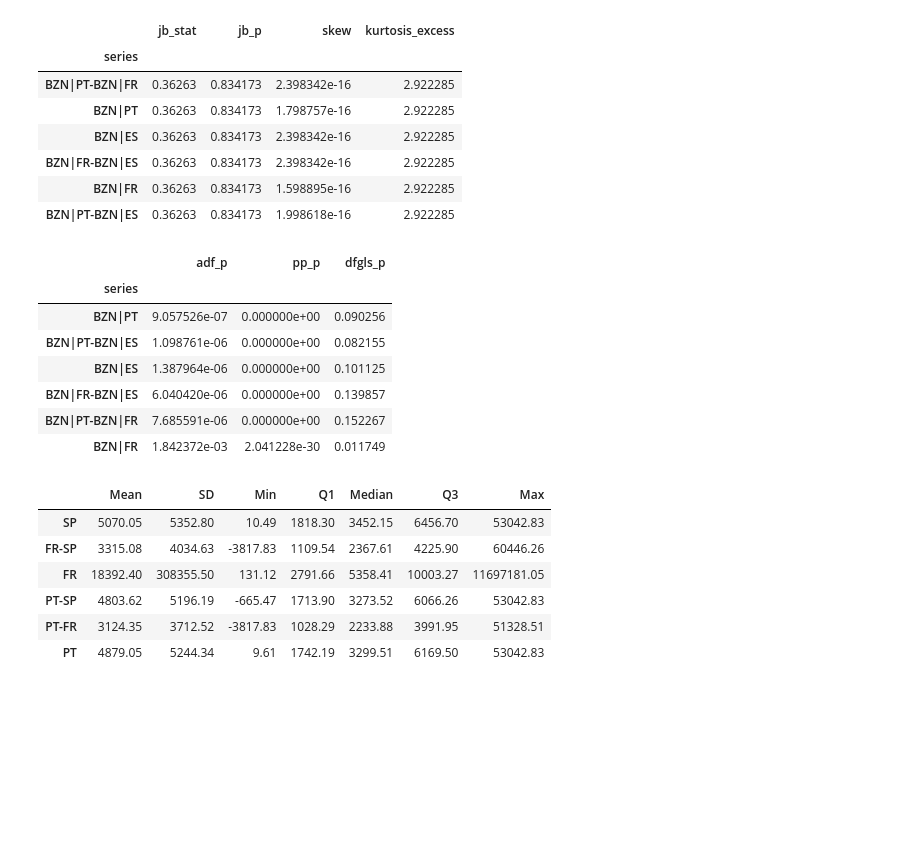
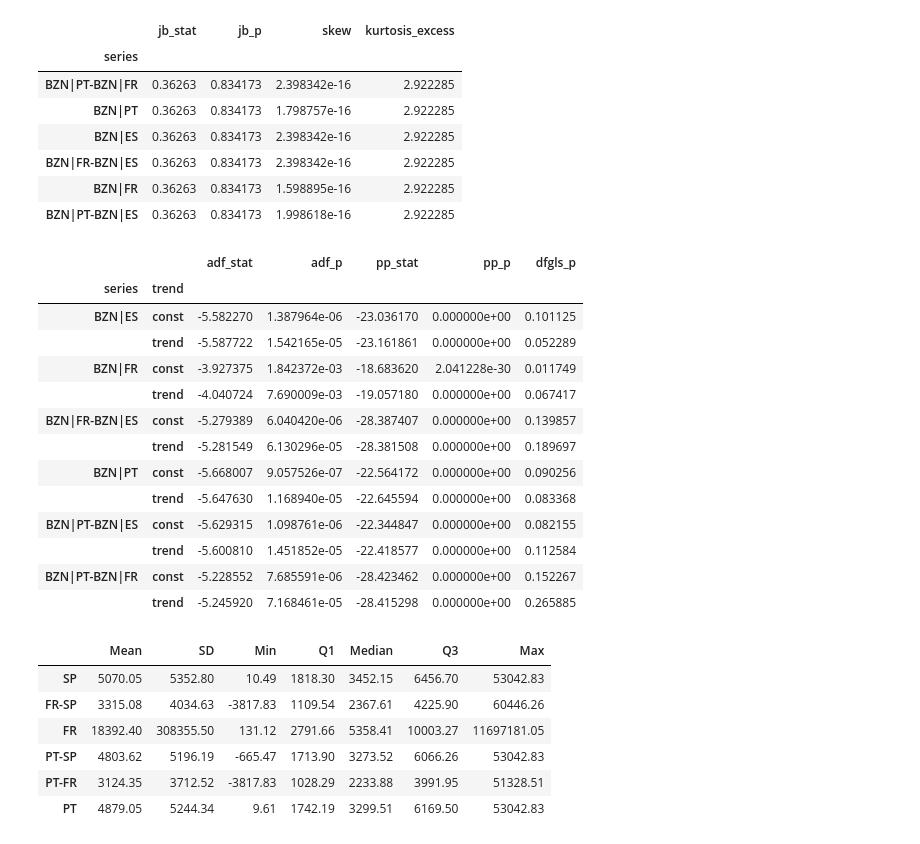
Before and after one commit to franrolotti/volatility-spillovers-methodology, a Jupyter notebook: 02_compute_realized_volatilities.ipynb, the cells around one changed output. Cells and saved outputs as stored; diff of their text form; code cells hidden in the pictures; blank space fills up the shorter version.

Commit message:
Final changes in tests

```diff
--- a/02_compute_realized_volatilities.ipynb
+++ b/02_compute_realized_volatilities.ipynb
@@ -543,54 +543,75 @@ display(jb_post)
 | BZN|FR | 0.36263 | 0.834173 | 1.598895e-16 | 2.922285 |
 | BZN|PT-BZN|ES | 0.36263 | 0.834173 | 1.998618e-16 | 2.922285 |
 # %%
-# === Unit-root checks AFTER PIT: ADF, PP, DF-GLS =========================
 import pandas as pd
 from statsmodels.tsa.stattools import adfuller
 
-# Phillips-Perron helper (statsmodels ≥0.13 preferred; fallback to arch)
+# Phillips–Perron helper
 try:
     from statsmodels.tsa.stattools import phillips_perron
-    def pp_pvalue(x, lags=None, trend='c'):
-        return phillips_perron(x, lags=lags, trend=trend)[1]
-except ImportError:                    # fall back on arch's implementation
+    def pp_test(x, lags=None, trend='c'):
+        stat, pval, *_ = phillips_perron(x, lags=lags, trend=trend)
+        return stat, pval
+except ImportError:
     from arch.unitroot import PhillipsPerron
-    def pp_pvalue(x, lags=None, trend='c'):
-        return PhillipsPerron(x, lags=lags, trend=trend).pvalue
+    def pp_test(x, lags=None, trend='c'):
+        result = PhillipsPerron(x, lags=lags, trend=trend)
+        return result.stat, result.pvalue
 
-# DF-GLS (Elliott-Rothenberg-Stock)—handy in multivariate / small-sample work
 from arch.unitroot import DFGLS
 
-def unit_root_tests(df, maxlag=12, pp_lags=None, trend='c'):
+def unit_root_tests(df, maxlag=12, pp_lags=None, trends=('c', 'ct')):
     """
-    Returns a DataFrame with p-values for ADF, Phillips-Perron and DF-GLS.
-    trend ∈ {'c','ct','nc'}: constant / constant+trend / no constant.
+    Returns a MultiIndex DataFrame with test statistics and p-values for ADF, PP, and DF-GLS,
+    for each trend specification in `trends` ('c' = constant, 'ct' = constant+trend).
     """
-    results = []
-    for col in df.columns:
-        series = df[col].dropna()
+    records = []
+    for trend in trends:
+        for col in df.columns:
+            series = df[col].dropna()
 
-        adf_p   = adfuller(series, maxlag=maxlag, autolag='BIC', regression=trend)[1]
-        pp_p    = pp_pvalue(series, lags=pp_lags, trend=trend)
-        dfgls_p = DFGLS(series, trend=trend).pvalue
+            # ADF
+            adf_stat, adf_p = adfuller(series, maxlag=maxlag, autolag='BIC', regression=trend)[:2]
 
-        results.append(dict(series=col, adf_p=adf_p, pp_p=pp_p, dfgls_p=dfgls_p))
+            # PP
+            pp_stat, pp_p = pp_test(series, lags=pp_lags, trend=trend)
 
-    return (pd.DataFrame(results)
-            .set_index('series')
-            .sort_values(['adf_p', 'pp_p']))
+            # DF-GLS
+            dfgls_p = DFGLS(series, trend=trend).pvalue
 
-# Run the tests on the PIT-transformed vech matrix
-unitroot = unit_root_tests(pit_vech)
-display(unitroot)
+            records.append({
+                "series": col,
+                "trend": "const" if trend == "c" else "trend",
+                "adf_stat": adf_stat,
+                "adf_p": adf_p,
+                "pp_stat": pp_stat,
+                "pp_p": pp_p,
+                "dfgls_p": dfgls_p
+            })
+
+    return (pd.DataFrame(records)
+              .set_index(["series", "trend"])
+              .sort_index())
+
+unitroot_results = unit_root_tests(pit_vech)
+
+# See full table
+display(unitroot_results)
 # %% [output]
-|  | adf_p | pp_p | dfgls_p |
-| series |  |  |  |
-| BZN|PT | 9.057526e-07 | 0.000000e+00 | 0.090256 |
-| BZN|PT-BZN|ES | 1.098761e-06 | 0.000000e+00 | 0.082155 |
-| BZN|ES | 1.387964e-06 | 0.000000e+00 | 0.101125 |
-| BZN|FR-BZN|ES | 6.040420e-06 | 0.000000e+00 | 0.139857 |
-| BZN|PT-BZN|FR | 7.685591e-06 | 0.000000e+00 | 0.152267 |
-| BZN|FR | 1.842372e-03 | 2.041228e-30 | 0.011749 |
+|  |  | adf_stat | adf_p | pp_stat | pp_p | dfgls_p |
+| series | trend |  |  |  |  |  |
+| BZN|ES | const | -5.582270 | 1.387964e-06 | -23.036170 | 0.000000e+00 | 0.101125 |
+|  | trend | -5.587722 | 1.542165e-05 | -23.161861 | 0.000000e+00 | 0.052289 |
+| BZN|FR | const | -3.927375 | 1.842372e-03 | -18.683620 | 2.041228e-30 | 0.011749 |
+|  | trend | -4.040724 | 7.690009e-03 | -19.057180 | 0.000000e+00 | 0.067417 |
+| BZN|FR-BZN|ES | const | -5.279389 | 6.040420e-06 | -28.387407 | 0.000000e+00 | 0.139857 |
+|  | trend | -5.281549 | 6.130296e-05 | -28.381508 | 0.000000e+00 | 0.189697 |
+| BZN|PT | const | -5.668007 | 9.057526e-07 | -22.564172 | 0.000000e+00 | 0.090256 |
+|  | trend | -5.647630 | 1.168940e-05 | -22.645594 | 0.000000e+00 | 0.083368 |
+| BZN|PT-BZN|ES | const | -5.629315 | 1.098761e-06 | -22.344847 | 0.000000e+00 | 0.082155 |
+|  | trend | -5.600810 | 1.451852e-05 | -22.418577 | 0.000000e+00 | 0.112584 |
+| BZN|PT-BZN|FR | const | -5.228552 | 7.685591e-06 | -28.423462 | 0.000000e+00 | 0.152267 |
+|  | trend | -5.245920 | 7.168461e-05 | -28.415298 | 0.000000e+00 | 0.265885 |
 # %%
 def extract_vech_series(cov_dict):
     vech_data = []
```
Also changed, not shown: 1 other file.
